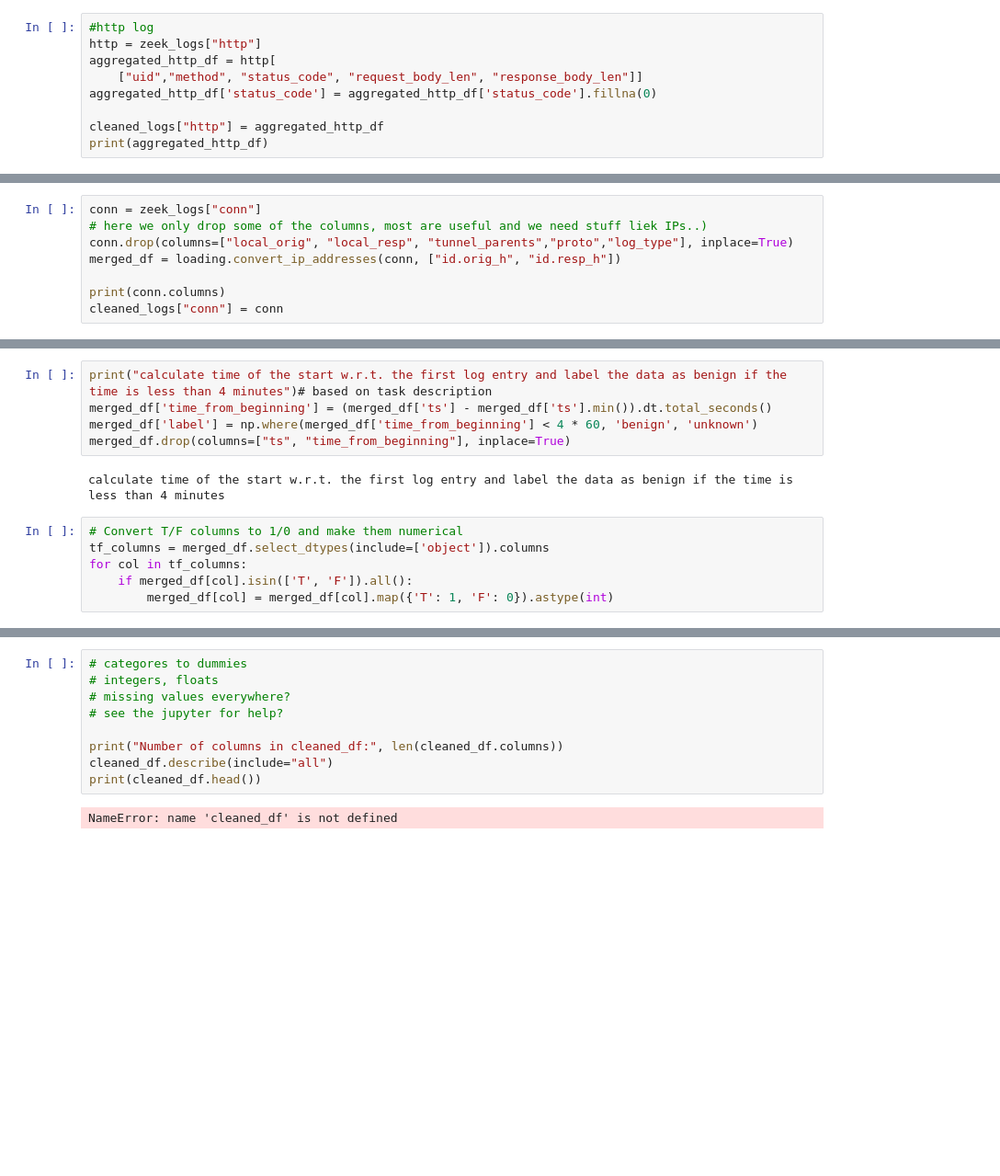
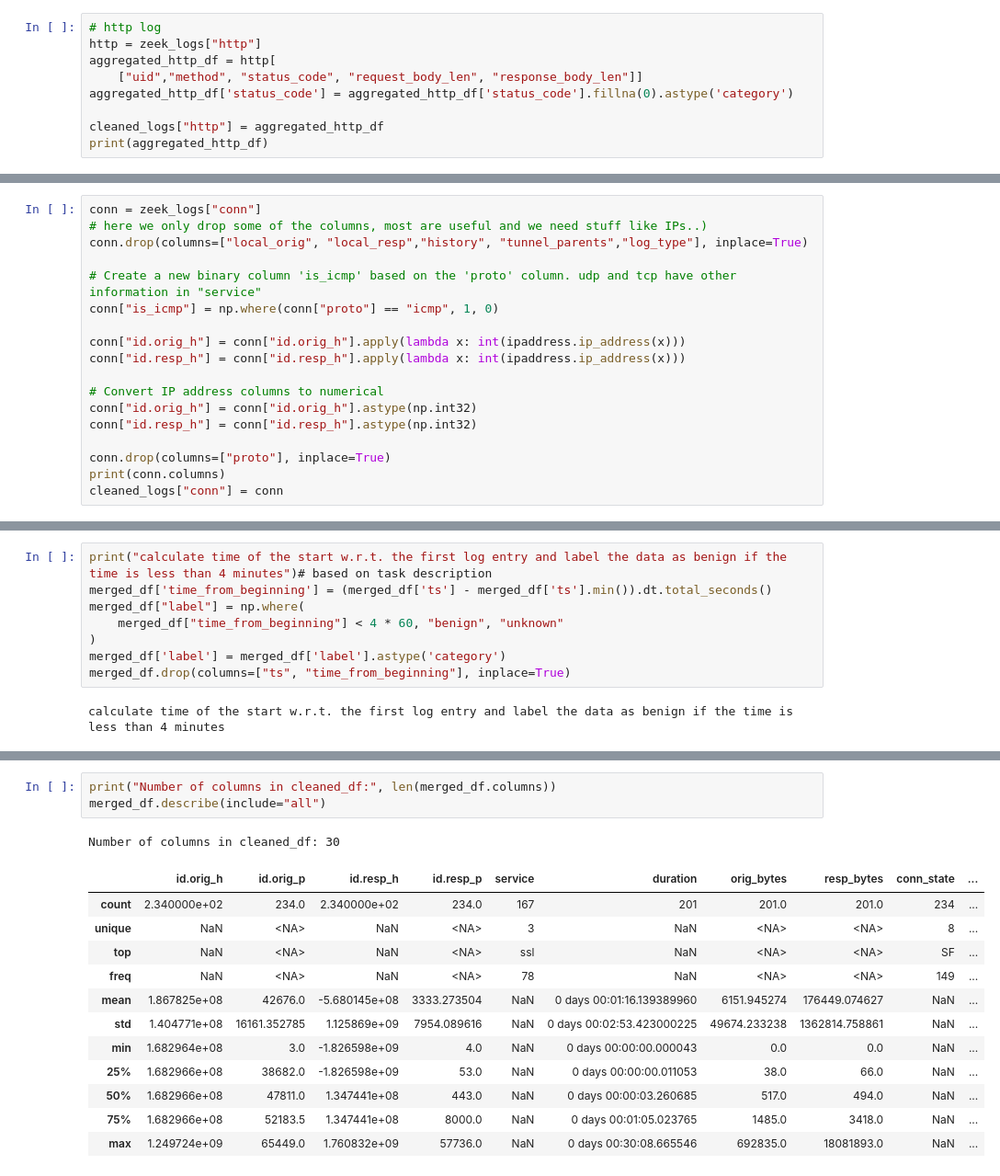
Before and after one commit to jsvobo/log_analysis_task, a Jupyter notebook: loading.ipynb, the cells around one changed output, grey strips where cells are left out. Shown at 92% size. Drawn from its saved outputs; the diff is of its cells as text; blank space fills up the shorter version.

```diff
--- a/loading.ipynb
+++ b/loading.ipynb
@@ -131,9 +108,9 @@ See the caveats in the documentation: https://pandas.pydata.org/pandas-docs/stab
 # %%
-#http log
+# http log
 http = zeek_logs["http"]
 aggregated_http_df = http[
     ["uid","method", "status_code", "request_body_len", "response_body_len"]]
-aggregated_http_df['status_code'] = aggregated_http_df['status_code'].fillna(0)
+aggregated_http_df['status_code'] = aggregated_http_df['status_code'].fillna(0).astype('category')
 
 cleaned_logs["http"] = aggregated_http_df
 print(aggregated_http_df)
@@ -218,9 +202,19 @@ See the caveats in the documentation: https://pandas.pydata.org/pandas-docs/stab
 # %%
 conn = zeek_logs["conn"]
-# here we only drop some of the columns, most are useful and we need stuff liek IPs..)
-conn.drop(columns=["local_orig", "local_resp", "tunnel_parents","proto","log_type"], inplace=True)
-merged_df = loading.convert_ip_addresses(conn, ["id.orig_h", "id.resp_h"])
+# here we only drop some of the columns, most are useful and we need stuff like IPs..)
+conn.drop(columns=["local_orig", "local_resp","history", "tunnel_parents","log_type"], inplace=True)
 
+# Create a new binary column 'is_icmp' based on the 'proto' column. udp and tcp have other information in "service"
+conn["is_icmp"] = np.where(conn["proto"] == "icmp", 1, 0)
+
+conn["id.orig_h"] = conn["id.orig_h"].apply(lambda x: int(ipaddress.ip_address(x)))
+conn["id.resp_h"] = conn["id.resp_h"].apply(lambda x: int(ipaddress.ip_address(x)))
+
+# Convert IP address columns to numerical
+conn["id.orig_h"] = conn["id.orig_h"].astype(np.int32)
+conn["id.resp_h"] = conn["id.resp_h"].astype(np.int32)
+
+conn.drop(columns=["proto"], inplace=True)
 print(conn.columns)
 cleaned_logs["conn"] = conn
 # %% [output]
@@ -284,13 +271,10 @@ Remove columns which are obsolete (have only 1 value)
 # %%
 print("calculate time of the start w.r.t. the first log entry and label the data as benign if the time is less than 4 minutes")# based on task description
 merged_df['time_from_beginning'] = (merged_df['ts'] - merged_df['ts'].min()).dt.total_seconds()
-merged_df['label'] = np.where(merged_df['time_from_beginning'] < 4 * 60, 'benign', 'unknown')
+merged_df["label"] = np.where(
+    merged_df["time_from_beginning"] < 4 * 60, "benign", "unknown"
+)
+merged_df['label'] = merged_df['label'].astype('category')
 merged_df.drop(columns=["ts", "time_from_beginning"], inplace=True)
 # %% [output]
 calculate time of the start w.r.t. the first log entry and label the data as benign if the time is less than 4 minutes
-# %%
-# Convert T/F columns to 1/0 and make them numerical
-tf_columns = merged_df.select_dtypes(include=['object']).columns
-for col in tf_columns:
-    if merged_df[col].isin(['T', 'F']).all():
-        merged_df[col] = merged_df[col].map({'T': 1, 'F': 0}).astype(int)
@@ -321,11 +305,17 @@ orig_pkts UInt64 50
 # %%
-# categores to dummies
-# integers, floats
-# missing values everywhere?
-# see the jupyter for help?
-
-print("Number of columns in cleaned_df:", len(cleaned_df.columns))
-cleaned_df.describe(include="all")
-print(cleaned_df.head())
+print("Number of columns in cleaned_df:", len(merged_df.columns))
+merged_df.describe(include="all")
 # %% [output]
-NameError: name 'cleaned_df' is not defined
+Number of columns in cleaned_df: 30
+|  | id.orig_h | id.orig_p | id.resp_h | id.resp_p | service | duration | orig_bytes | resp_bytes | conn_state | ... |
+| count | 2.340000e+02 | 234.0 | 2.340000e+02 | 234.0 | 167 | 201 | 201.0 | 201.0 | 234 | ... |
+| unique | NaN | <NA> | NaN | <NA> | 3 | NaN | <NA> | <NA> | 8 | ... |
+| top | NaN | <NA> | NaN | <NA> | ssl | NaN | <NA> | <NA> | SF | ... |
+| freq | NaN | <NA> | NaN | <NA> | 78 | NaN | <NA> | <NA> | 149 | ... |
+| mean | 1.867825e+08 | 42676.0 | -5.680145e+08 | 3333.273504 | NaN | 0 days 00:01:16.139389960 | 6151.945274 | 176449.074627 | NaN | ... |
+| std | 1.404771e+08 | 16161.352785 | 1.125869e+09 | 7954.089616 | NaN | 0 days 00:02:53.423000225 | 49674.233238 | 1362814.758861 | NaN | ... |
+| min | 1.682964e+08 | 3.0 | -1.826598e+09 | 4.0 | NaN | 0 days 00:00:00.000043 | 0.0 | 0.0 | NaN | ... |
+| 25% | 1.682966e+08 | 38682.0 | -1.826598e+09 | 53.0 | NaN | 0 days 00:00:00.011053 | 38.0 | 66.0 | NaN | ... |
+| 50% | 1.682966e+08 | 47811.0 | 1.347441e+08 | 443.0 | NaN | 0 days 00:00:03.260685 | 517.0 | 494.0 | NaN | ... |
+| 75% | 1.682966e+08 | 52183.5 | 1.347441e+08 | 8000.0 | NaN | 0 days 00:01:05.023765 | 1485.0 | 3418.0 | NaN | ... |
+| max | 1.249724e+09 | 65449.0 | 1.760832e+09 | 57736.0 | NaN | 0 days 00:30:08.665546 | 692835.0 | 18081893.0 | NaN | ... |
```
Also changed, not shown: parts of 25 cells of this notebook, 4 other files.
